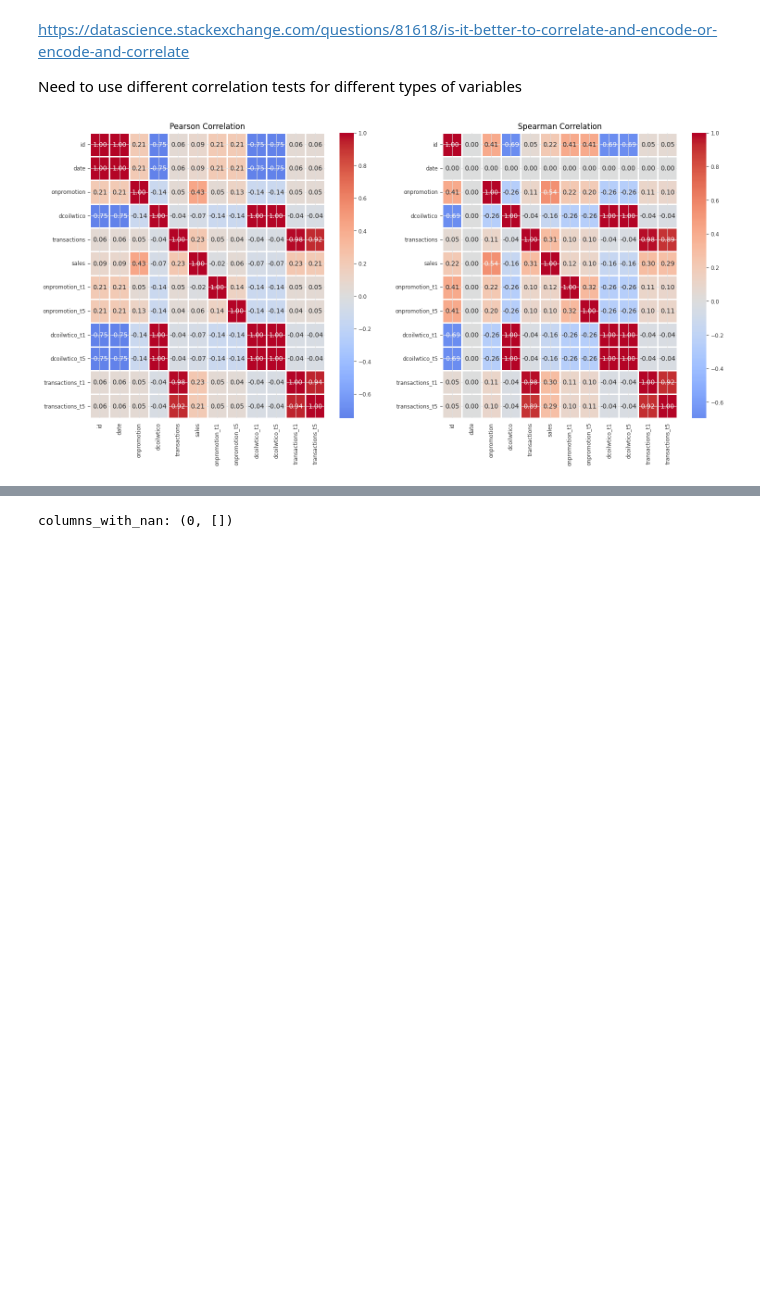
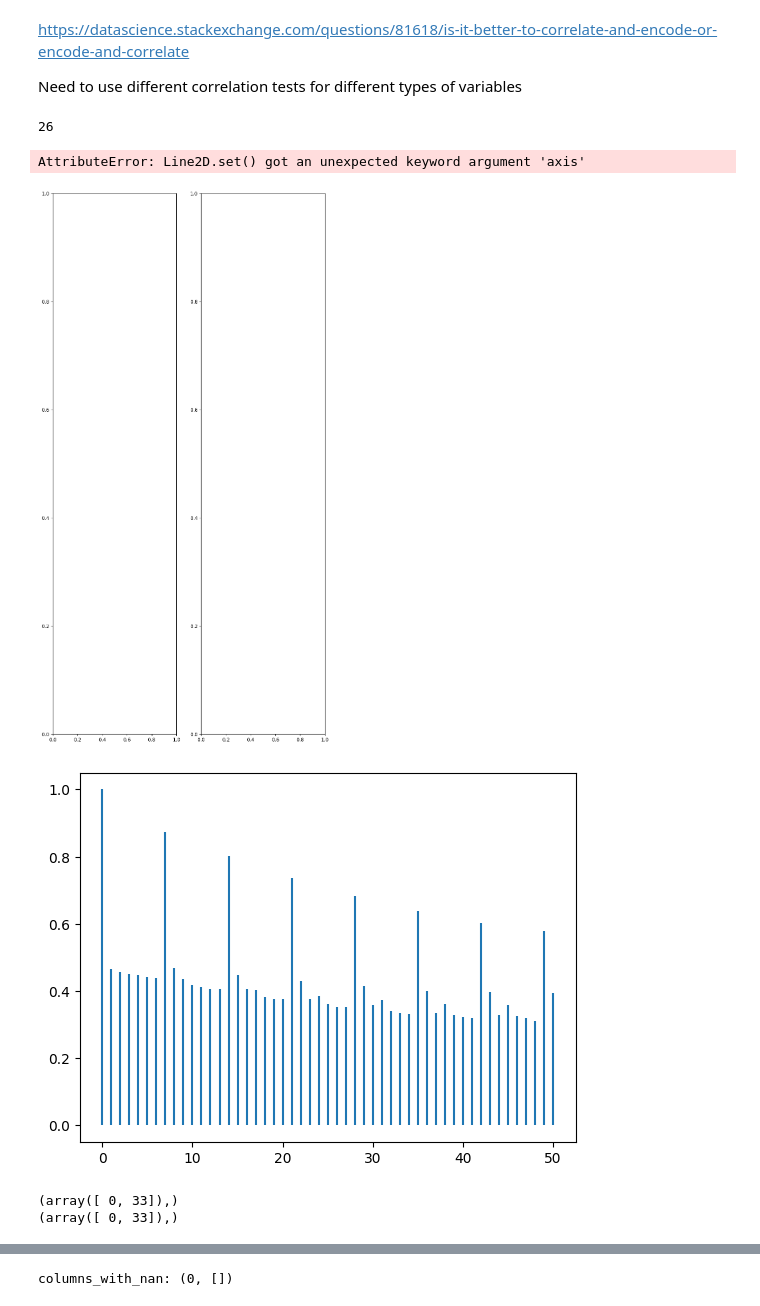
Before and after one commit to GuhGonk/kaggle_StoreSales_TimeSeries, a Jupyter notebook: modeling.ipynb, the cells around one changed output, grey strips where cells are left out. Drawn from its saved outputs; the diff is of its cells as text; code cells hidden in the pictures; blank space fills up the shorter version.

```diff
--- a/modeling.ipynb
+++ b/modeling.ipynb
@@ -220,37 +194,5 @@ train_all_spearman = pl.DataFrame(train_all_spearman_data, schema=train_all_cont
-# %%
-fig, ax = plt.subplots(1,2,figsize=(18,8))
-
-sns.heatmap(
-    data=train_all_pearson,
-    cmap='coolwarm',
-    annot=True,
-    fmt='.2f',
-    linewidths=1,
-    center=0,
-    xticklabels=train_all_pearson.columns,
-    yticklabels=train_all_pearson.columns,
-    ax=ax[0]
-    )
-
-sns.heatmap(
-    data=train_all_spearman,
-    cmap='coolwarm',
-    annot=True,
-    fmt='.2f',
-    linewidths=1,
-    center=0,
-    xticklabels=train_all_pearson.columns,
-    yticklabels=train_all_pearson.columns,
-    ax=ax[1]
-    )
-
-ax[0].set_title('Pearson Correlation')
-ax[1].set_title('Spearman Correlation')
-
-plt.show()
-# %% [output]
-[figure, removed]
 # %%
+# Merge
 train_all_forCorr = (train
                      .join(holidays_events, on="date", how="left")
                      .join(stores.rename({"type": "store_type"}), on="store_nbr", how="left")
@@ -258,6 +200,7 @@ train_all_forCorr = (train
                      .join(transactions, on=["date", "store_nbr"], how="left")
                      )
 
+# Fill nulls
 train_all_forCorr = PreProc.fill_oil_pl(train_all_forCorr, 'dcoilwtico')
 
 train_all_forCorr = train_all_forCorr.with_columns(
@@ -269,4 +212,49 @@ train_all_forCorr = train_all_forCorr.with_columns(
     [pl.col("transferred").fill_null(False)] +
     [pl.col("transactions").fill_null(0)]
 )
+
+# Lag continuous values
+cont_cols = ['onpromotion',  'dcoilwtico', 'transactions', 'sales']
+
+train_all_forCorr = PreProc.lag_cols_pl(train_all_forCorr, [1,5,10], ["onpromotion"])
+train_all_forCorr = PreProc.lag_cols_pl(train_all_forCorr, [1,5,10,20,50], ["dcoilwtico"])
+train_all_forCorr = PreProc.lag_cols_pl(train_all_forCorr, [1,5,10], ["transactions"])
+
+# Moving average and std for continuous values
+train_all_forCorr = PreProc.MA_pl(train_all_forCorr, [5,10,20], ["onpromotion"])
+train_all_forCorr = PreProc.MA_pl(train_all_forCorr, [5,10,20,50,100], ["dcoilwtico"])
+train_all_forCorr = PreProc.MA_pl(train_all_forCorr, [5,10,20,50,100], ["transactions"])
+
+# Extract datetime variable
+train_all_forCorr = train_all_forCorr.with_columns([
+    pl.col("date").dt.year().alias("year"),
+    pl.col("date").dt.month().alias("month"),
+    pl.col("date").dt.day().alias("day")
+])
+
+gc.collect()
+
 # slower merge & cleaning than with the encoded dataframes because Polars deals with strings differently/slower
+# %% [output]
+26
+# %%
+# PACF - partial autocorrelation functino
+# np.where(pacf(train_all_forCorr.sort("date").select("sales"), nlags=30) > 0.2)[0]
+
+fig, ax = plt.subplots(1,2, figsize=(10,20))
+plot_acf(train_all_forCorr.get_column("onpromotion"), lags=50)
+plot_pacf(train_all_forCorr.get_column("onpromotion"), lags=50, method="ols")
+
+plt.show()
+# %% [output]
+AttributeError: Line2D.set() got an unexpected keyword argument 'axis'
+[figure, added]
+[figure, added]
+# %%
+acf_sigLags = np.where(acf(train_all_forCorr.sort("date").select("onpromotion").to_numpy().flatten(), nlags=50) > 0.2)
+pacf_lags = np.where(pacf(train_all_forCorr.sort("date").select("onpromotion").to_numpy().flatten(), nlags=50, method="ols") > 0.2)
+
+print(f"{acf_sigLags}\n{pacf_lags}")
+# %% [output]
+(array([ 0, 33]),)
+(array([ 0, 33]),)
```
Also changed, not shown: parts of 3 cells of this notebook, 3 other files.
